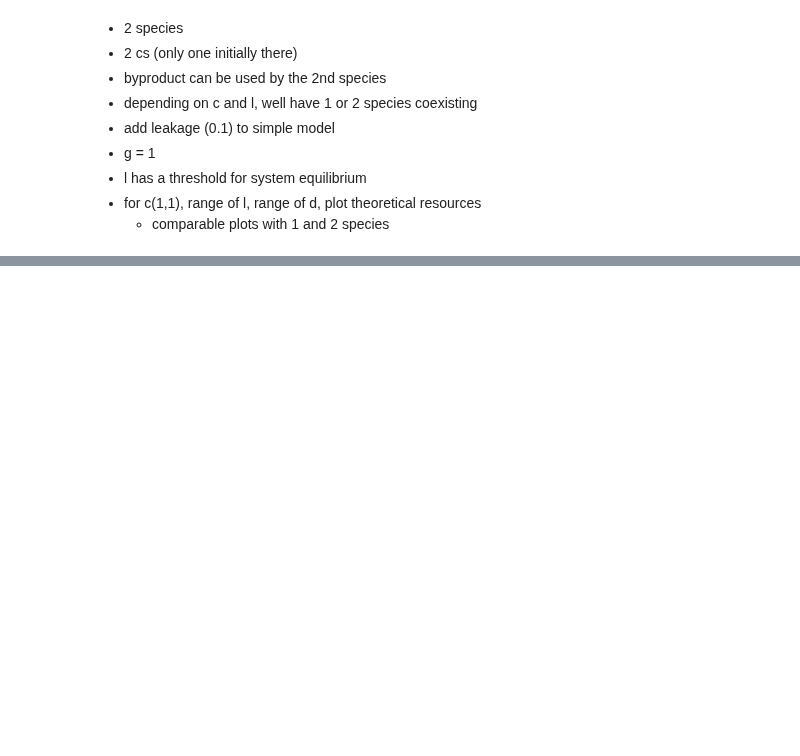
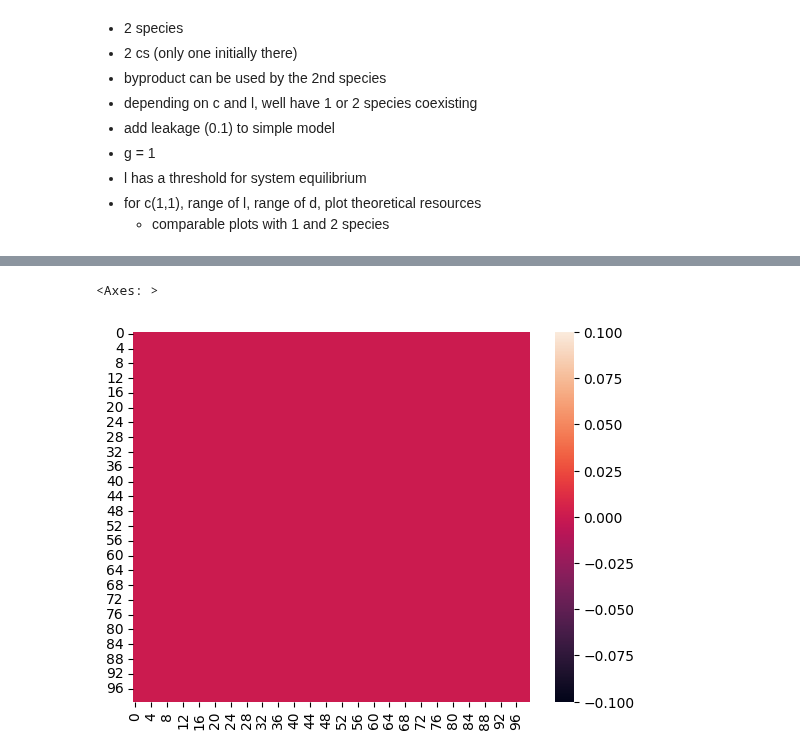
Before and after one commit to GiveMe1Coffee/m6-consumer-resource-model, a Jupyter notebook: M6_project.ipynb, the cells around one changed output, grey strips where cells are left out. Saved outputs shown, nothing was run; the diff lists cells and outputs as text; code cells hidden in the pictures; blank space fills up the shorter version.

```diff
--- a/M6_project.ipynb
+++ b/M6_project.ipynb
@@ -1249,0 +1383,5 @@ inter_plot(solution)
+# %%
+sns.heatmap(ld_matrix)
+# %% [output]
+<Axes: >
+[figure, added]
```
Also changed, not shown: parts of 19 cells of this notebook.
